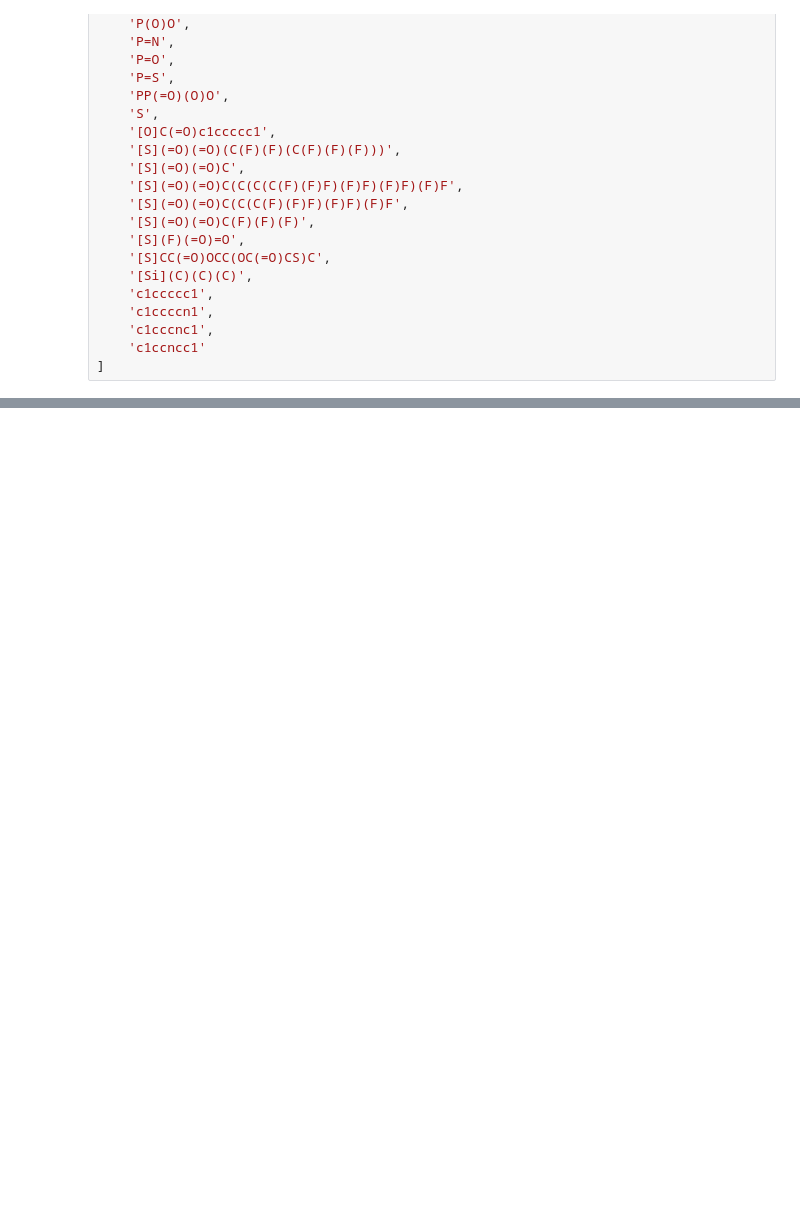
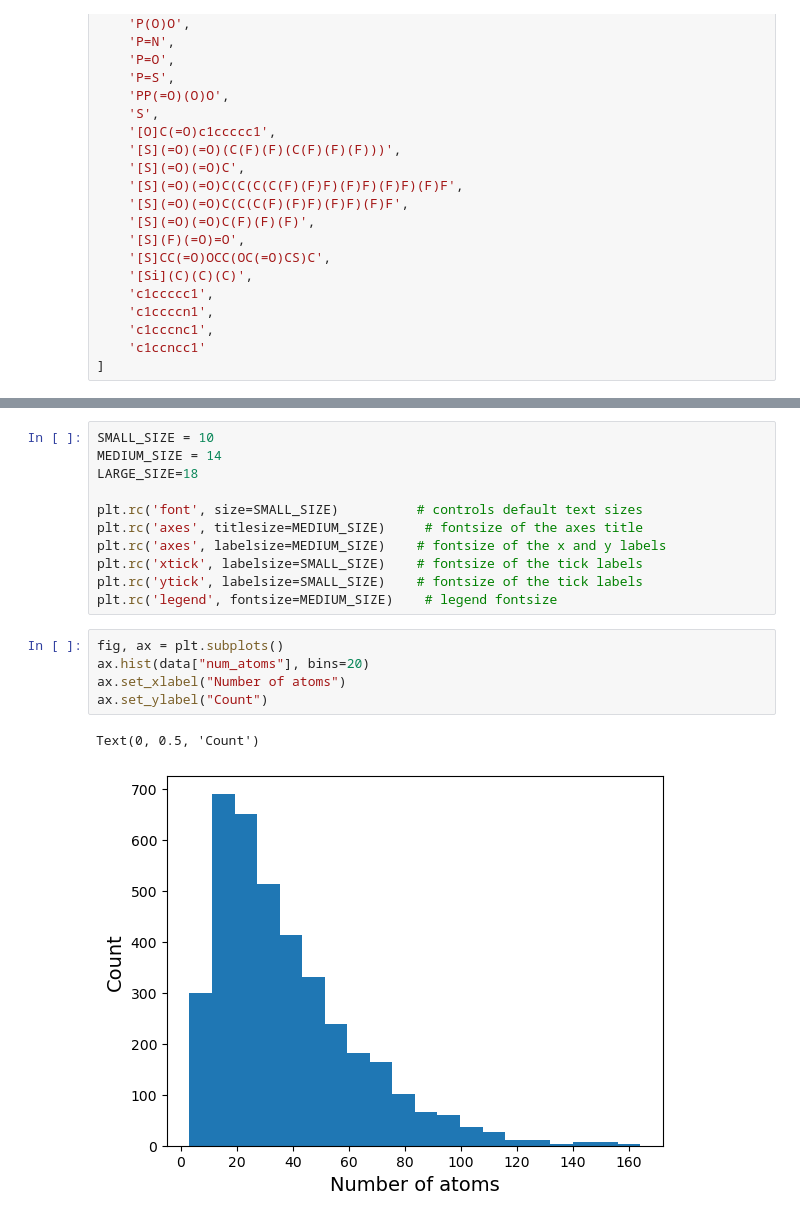
Before and after one commit to Open-Catalyst-Project/om-data, a Jupyter notebook: electrolytes/functionalization/functional_group_substitution.ipynb, the cells around one changed output, grey strips where cells are left out. Saved outputs shown, nothing was run; the diff lists cells and outputs as text; blank space fills up the shorter version.

Commit message:
Plotting for small molecule generation

```diff
--- a/electrolytes/functionalization/functional_group_substitution.ipynb
+++ b/electrolytes/functionalization/functional_group_substitution.ipynb
@@ -422,0 +481,19 @@ len(templates_solvent_additive) + len(templates_redox_flow) + len(templates_ions
+# %%
+SMALL_SIZE = 10
+MEDIUM_SIZE = 14
+LARGE_SIZE=18
+
+plt.rc('font', size=SMALL_SIZE)          # controls default text sizes
+plt.rc('axes', titlesize=MEDIUM_SIZE)     # fontsize of the axes title
+plt.rc('axes', labelsize=MEDIUM_SIZE)    # fontsize of the x and y labels
+plt.rc('xtick', labelsize=SMALL_SIZE)    # fontsize of the tick labels
+plt.rc('ytick', labelsize=SMALL_SIZE)    # fontsize of the tick labels
+plt.rc('legend', fontsize=MEDIUM_SIZE)    # legend fontsize
+# %%
+fig, ax = plt.subplots()
+ax.hist(data["num_atoms"], bins=20)
+ax.set_xlabel("Number of atoms")
+ax.set_ylabel("Count")
+# %% [output]
+Text(0, 0.5, 'Count')
+[figure, added]
```
Also changed, not shown: parts of 9 cells of this notebook, 2 other files.
